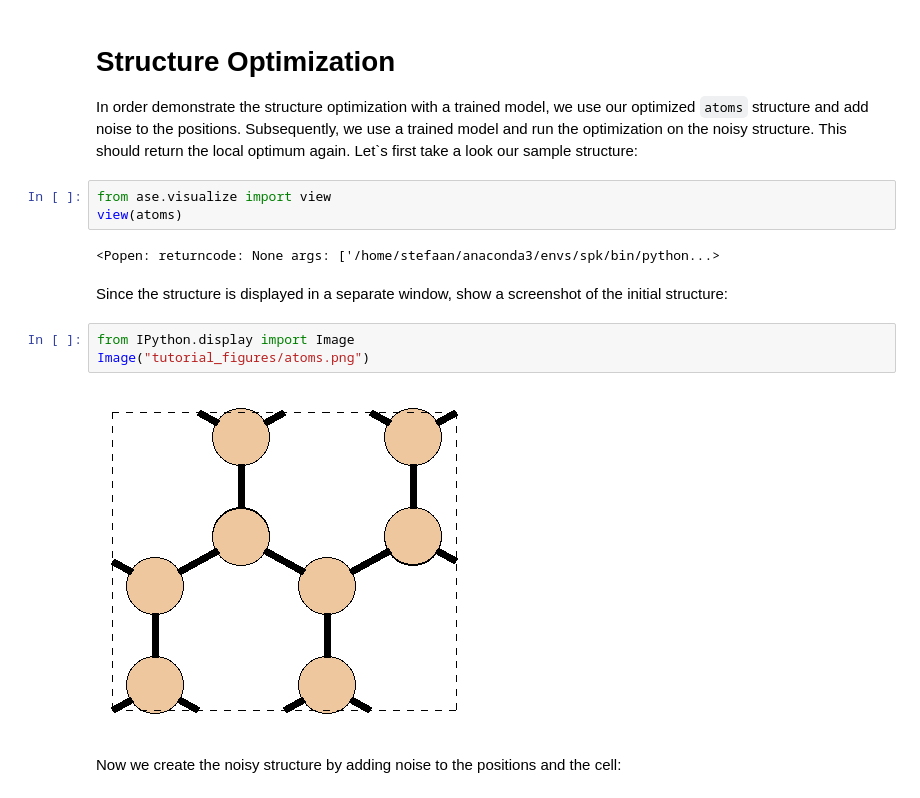
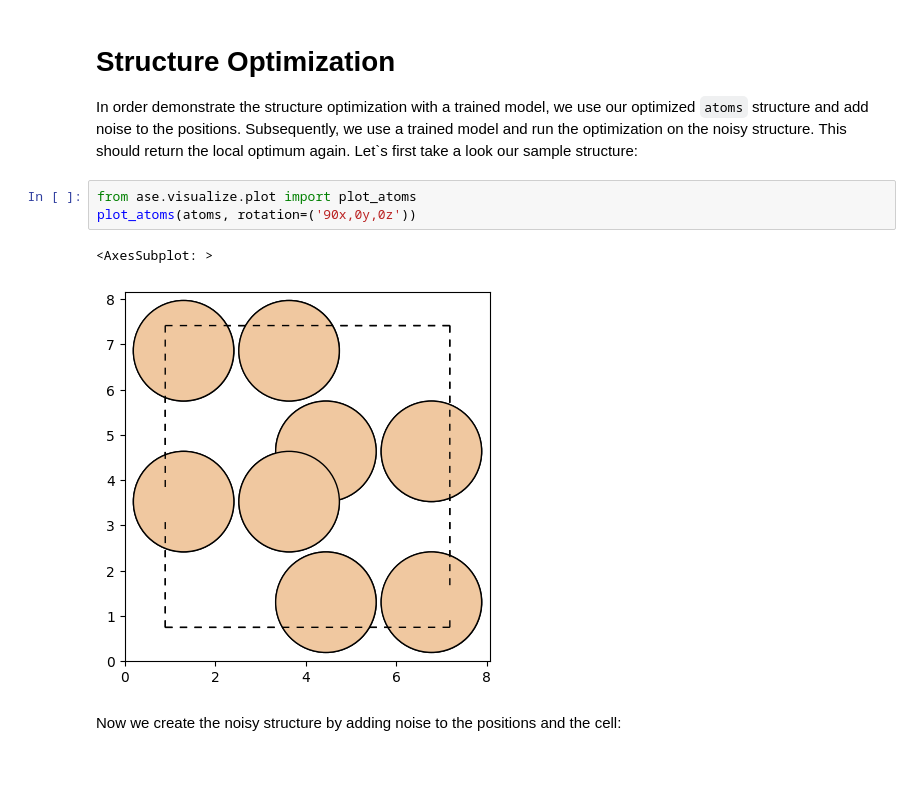
Before and after one commit to atomistic-machine-learning/schnetpack, a Jupyter notebook: examples/tutorials/tutorial_05_materials.ipynb, the cells around one changed output. Saved outputs shown, nothing was run; the diff lists cells and outputs as text; blank space fills up the shorter version.

```diff
--- a/examples/tutorials/tutorial_05_materials.ipynb
+++ b/examples/tutorials/tutorial_05_materials.ipynb
@@ -277,17 +282,11 @@ defaults:
 
 In order demonstrate the structure optimization with a trained model, we use our optimized `atoms` structure and add noise to the positions. Subsequently, we use a trained model and run the optimization on the noisy structure. This should return the local optimum again. Let`s first take a look our sample structure:
 # %%
-from ase.visualize import view
-view(atoms)
+from ase.visualize.plot import plot_atoms
+plot_atoms(atoms, rotation=('90x,0y,0z'))
 # %% [output]
-<Popen: returncode: None args: ['/home/stefaan/anaconda3/envs/spk/bin/python...>
+<AxesSubplot: >
+[figure, added]
-# %% [markdown]
-Since the structure is displayed in a separate window, show a screenshot of the initial structure:
-# %%
-from IPython.display import Image
-Image("tutorial_figures/atoms.png")
-# %% [output]
-[figure, removed]
 # %% [markdown]
 Now we create the noisy structure by adding noise to the positions and the cell:
 # %%
```
Also changed, not shown: parts of 9 cells of this notebook, 4 other files.
